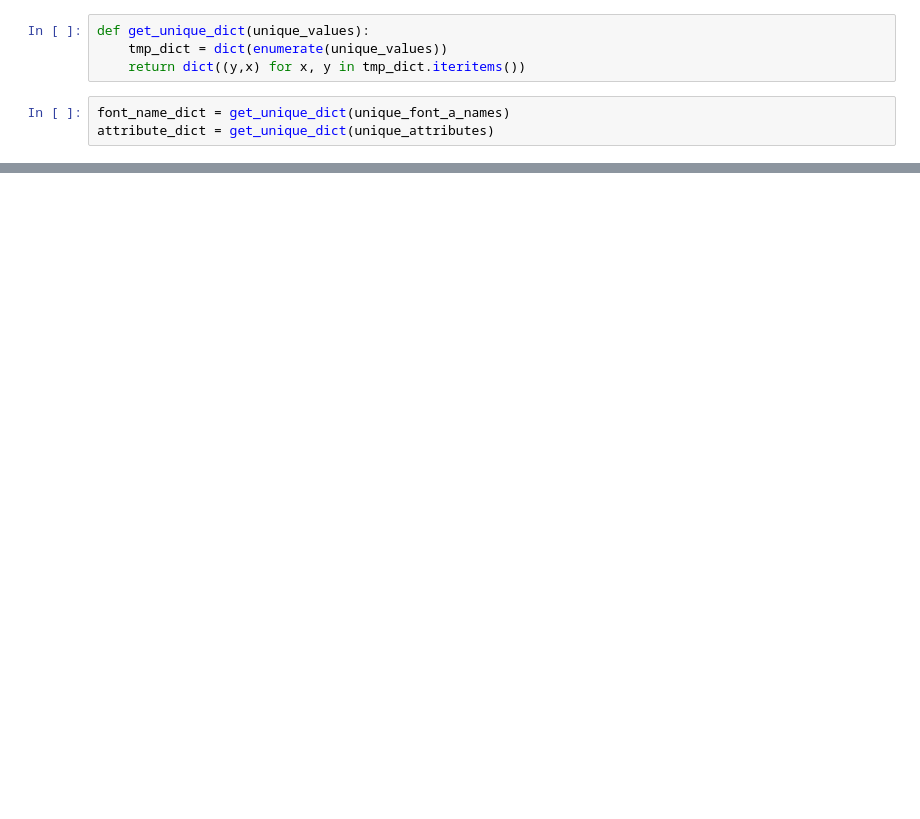
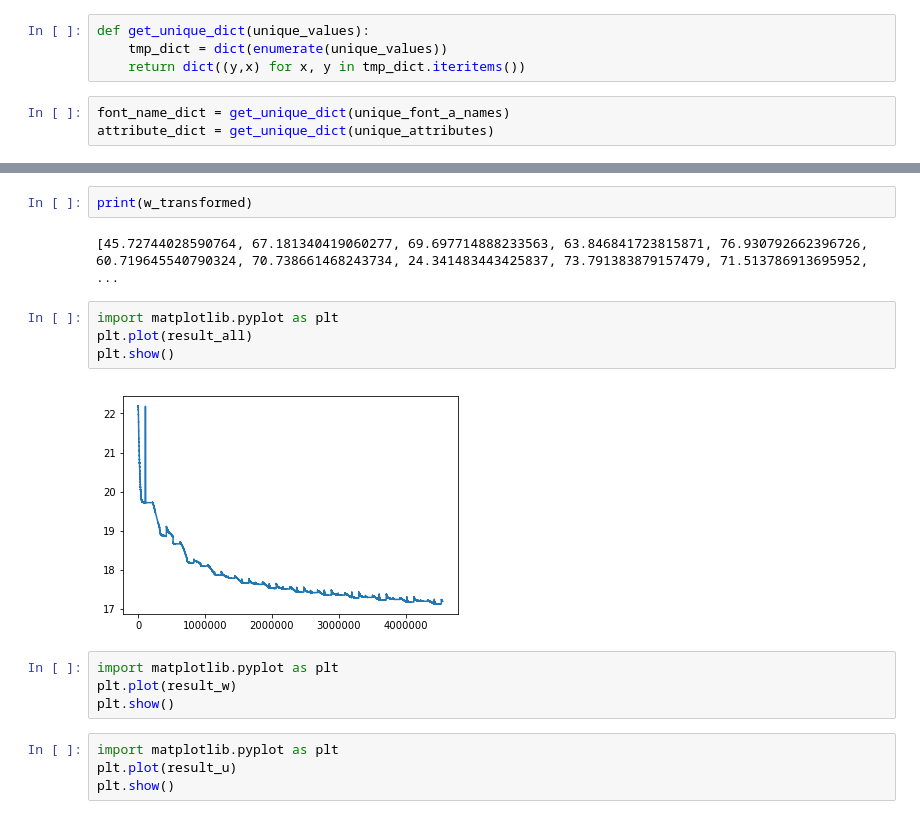
Before and after one commit to ahorjia/FontClassifier, a Jupyter notebook: Attributes/attribute/Process User Choices.ipynb, the cells around one changed output, grey strips where cells are left out. Cells and saved outputs as stored; diff of their text form; blank space fills up the shorter version.

```diff
--- a/Attributes/attribute/Process User Choices.ipynb
+++ b/Attributes/attribute/Process User Choices.ipynb
@@ -38,0 +313,18 @@ df2.head()
+# %%
+print(w_transformed)
+# %% [output]
+[45.72744028590764, 67.181340419060277, 69.697714888233563, 63.846841723815871, 76.930792662396726, 60.719645540790324, 70.738661468243734, 24.341483443425837, 73.791383879157479, 71.513786913695952,  ...
+# %%
+import matplotlib.pyplot as plt
+plt.plot(result_all)
+plt.show()
+# %% [output]
+[figure, added]
+# %%
+import matplotlib.pyplot as plt
+plt.plot(result_w)
+plt.show()
+# %%
+import matplotlib.pyplot as plt
+plt.plot(result_u)
+plt.show()
```
Also changed, not shown: parts of 28 cells of this notebook, 4 other files.
